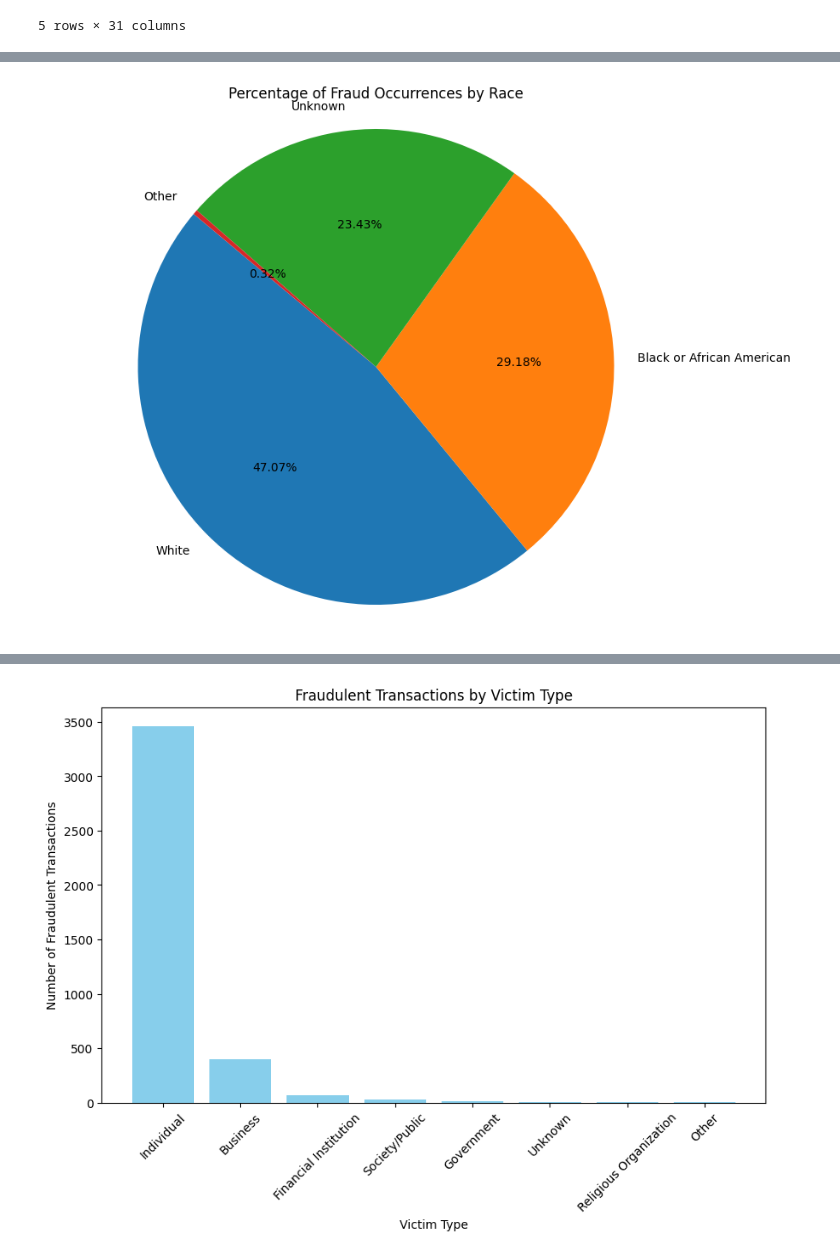
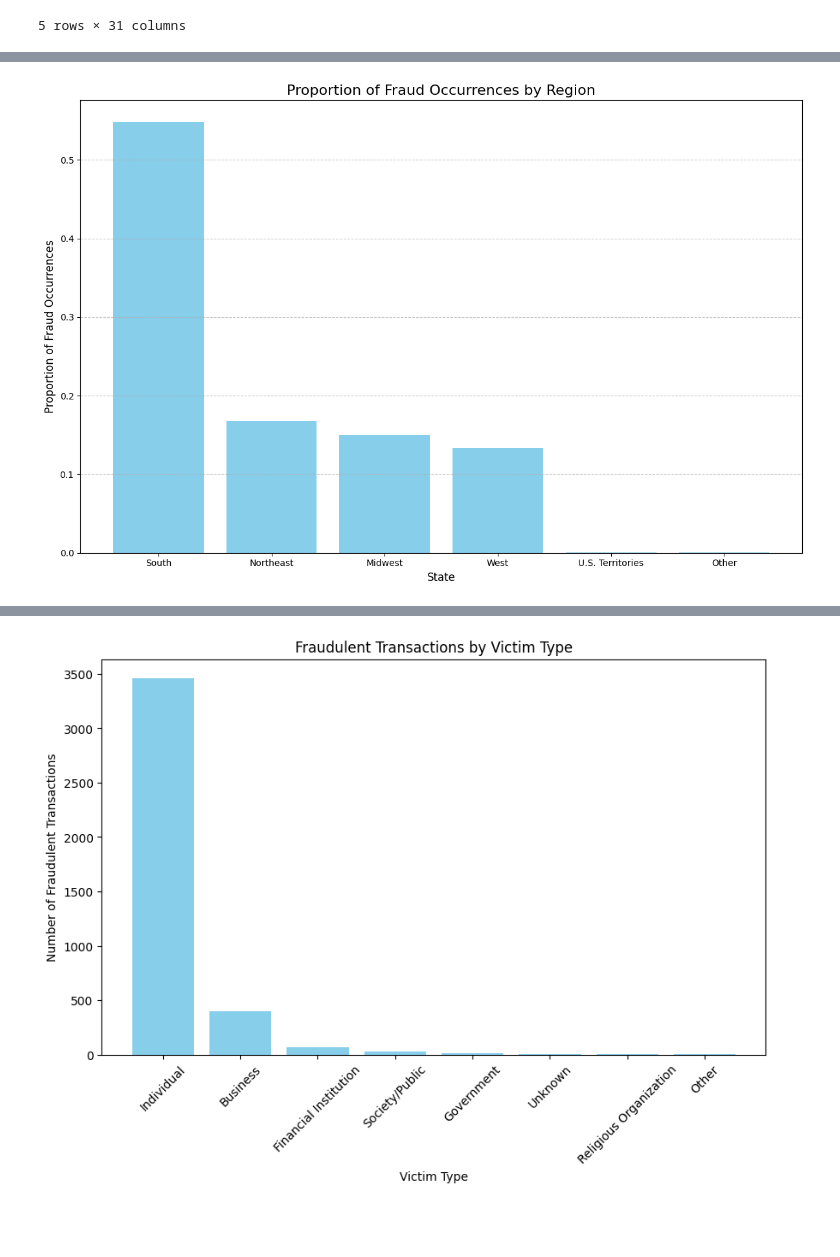
Before and after one commit to ryantangmj/ryantangmj.github.io, a Jupyter notebook: final_tutorial.ipynb, the cells around one changed output, grey strips where cells are left out. Saved outputs shown, nothing was run; the diff lists cells and outputs as text; code cells hidden in the pictures; blank space fills up the shorter version.

```diff
--- a/final_tutorial.ipynb
+++ b/final_tutorial.ipynb
@@ -96,21 +33,15 @@ plt.show()
-# %%
-# count the occurrences of fraud by place
-fraud_by_race = fraud_data['offender_race'].value_counts()
-
-# define a threshold for grouping smaller slices
-threshold = 0.02
-total_frauds = fraud_by_race.sum()
-fraud_by_race = fraud_by_race[fraud_by_race / total_frauds > threshold]
-
-# add an 'Other' category for the remaining slices
-other_frauds = total_frauds - fraud_by_race.sum()
-fraud_by_race['Other'] = other_frauds
-
-# plotting the pie chart
-plt.figure(figsize=(10, 8))
-plt.pie(fraud_by_race, labels=fraud_by_race.index, autopct='%1.2f%%', startangle=140)
-plt.title('Percentage of Fraud Occurrences by Race')
-plt.axis('equal')
-plt.show()
-# %% [output]
-[figure, removed]
+# %%
+# calculate the proportion of fraud by region
+fraud_by_state = fraud_data['region_name'].value_counts(normalize=True).sort_values(ascending=False)
+
+# plot the bar chart
+plt.figure(figsize=(12, 8))
+plt.bar(fraud_by_state.index, fraud_by_state.values, color='skyblue')
+plt.title('Proportion of Fraud Occurrences by Region', fontsize=16)
+plt.xlabel('State', fontsize=12)
+plt.ylabel('Proportion of Fraud Occurrences', fontsize=12)
+plt.grid(axis='y', linestyle='--', alpha=0.7)
+plt.tight_layout()
+plt.show()
+# %% [output]
+[figure, added]
```
Also changed, not shown: parts of 9 cells of this notebook.
